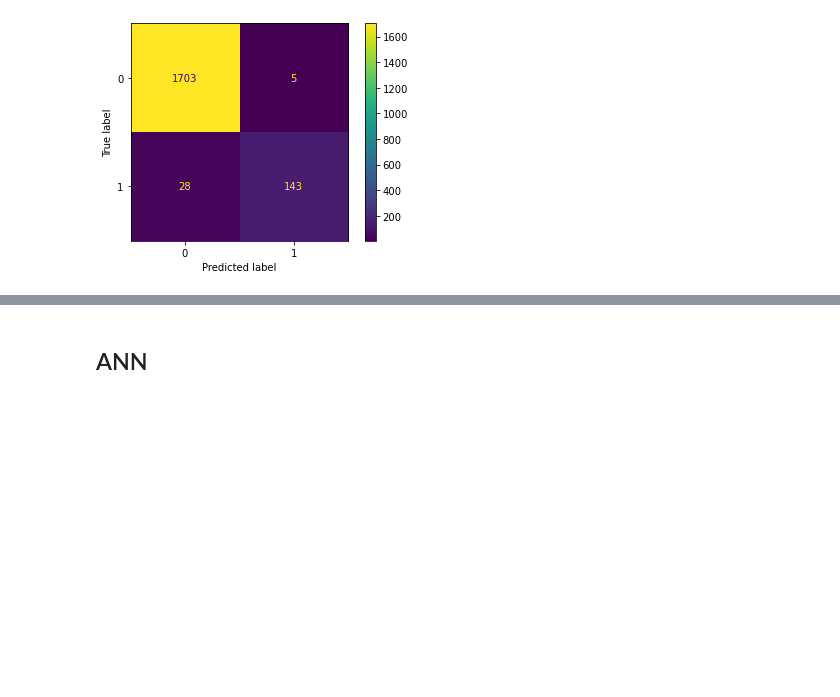
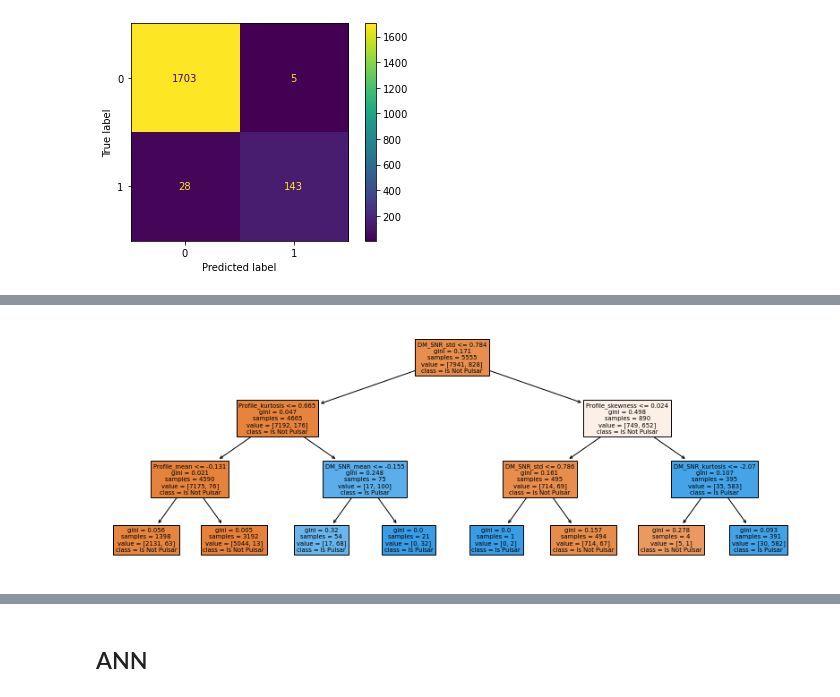
Before and after one commit to daistmarco/PredictingPulsarStar, a Jupyter notebook: KM_PredictingPulsarStar-working_file.ipynb, the cells around one changed output, grey strips where cells are left out. Saved outputs shown, nothing was run; the diff lists cells and outputs as text; code cells hidden in the pictures; blank space fills up the shorter version.

```diff
--- a/KM_PredictingPulsarStar-working_file.ipynb
+++ b/KM_PredictingPulsarStar-working_file.ipynb
@@ -466,0 +510,12 @@ cm_rfc_display = ConfusionMatrixDisplay(cm_rfc).plot()
+# %%
+from sklearn import tree
+
+fig, axes = plt.subplots(nrows = 1,ncols = 1,figsize = (14,5))
+tree.plot_tree(model_std_rfc.named_steps["rfc"].estimators_[0],
+               feature_names = X_train.columns,
+               class_names=["Is Not Pulsar", "Is Pulsar"],
+               filled = True);
+
+fig.savefig('rfc_individualtree_[0].png')
+# %% [output]
+[figure, added]
```
Also changed, not shown: parts of 6 cells of this notebook.
